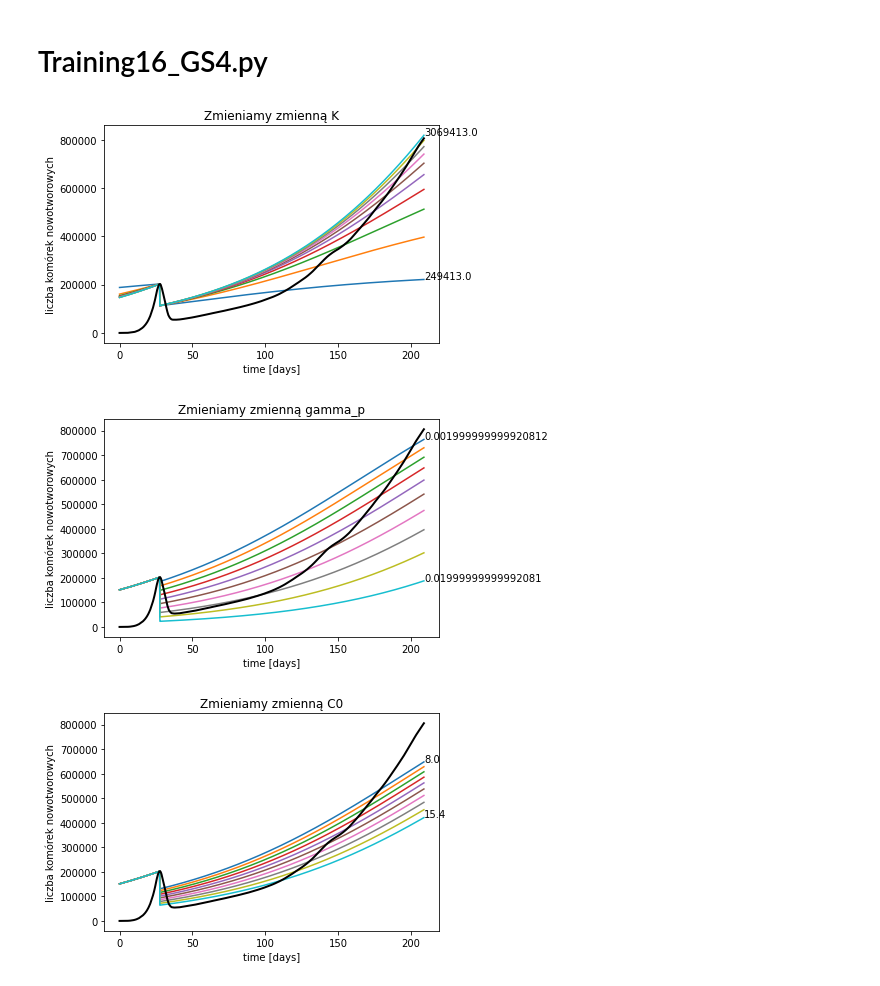
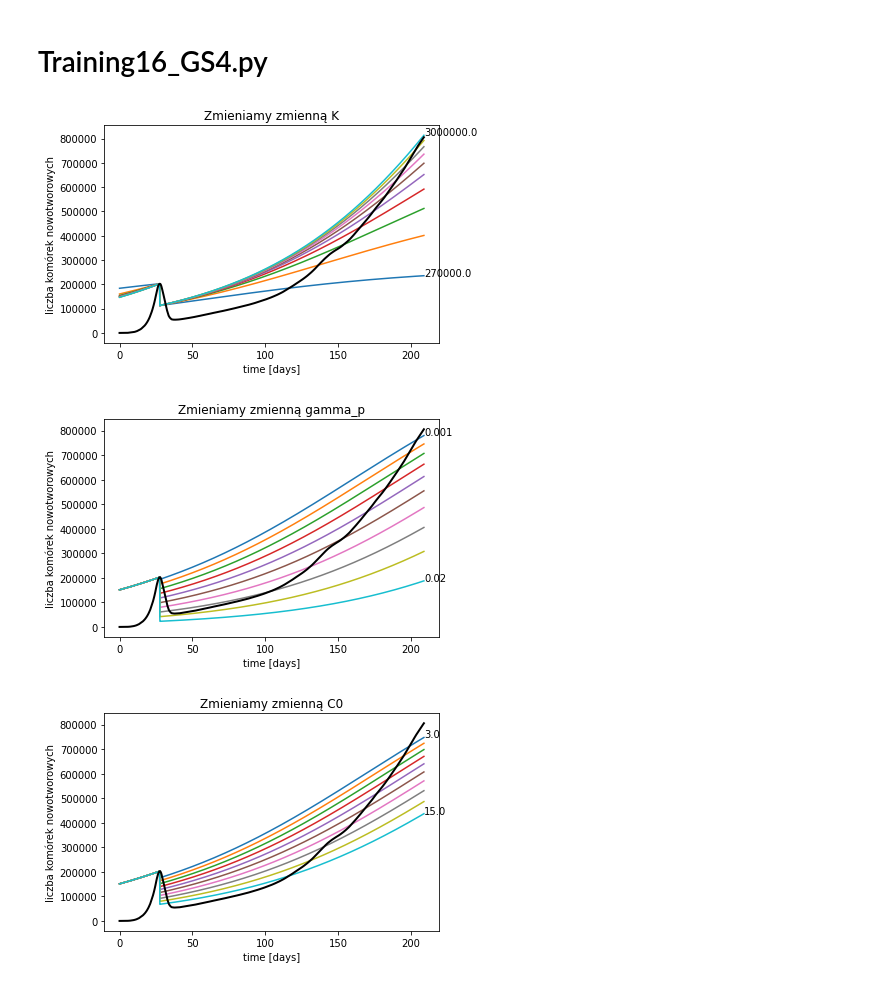
Before and after one commit to sgrzegorz/CancerTherapyPrediction, a Jupyter notebook: asymilacja/lekarz/exponential/Vis1PatientPatient_EP2_exp.ipynb, the cells around one changed output. Drawn from its saved outputs; the diff is of its cells as text; code cells hidden in the pictures.

```diff
--- a/asymilacja/lekarz/exponential/Vis1PatientPatientEP2_exp.ipynb
+++ b/asymilacja/lekarz/exponential/Vis1PatientPatient_EP2_exp.ipynb
@@ -189,19 +189,19 @@ params['P0'] = df_true.loc[threatment_start,"prolif_cells"]
 params['K'] = maxi
 # %%
 params1 = copy(params)
-range =np.linspace(249413,3069413,10)
+range =np.linspace(270000,3000000,10)
 show_param_change(params1, GS4,'K', range)
 # %% [output]
-[figure, old version]
+[figure, new version]
 # %%
 params1 = copy(params)
-range =np.linspace(0.001999999999920812,0.019999999999920812,10)
+range =np.linspace(0.001,0.02,10)
 show_param_change(params1, GS4,'gamma_p', range)
 # %% [output]
-[figure, old version]
+[figure, new version]
 # %%
 params1 = copy(params)
-range =np.linspace(8,15.4,10)
+range =np.linspace(3,15,10)
 show_param_change(params1, GS4,'C0', range)
 # %% [output]
-[figure, old version]
+[figure, new version]
```
Also changed, not shown: parts of 4 cells of this notebook, 1 other file.
